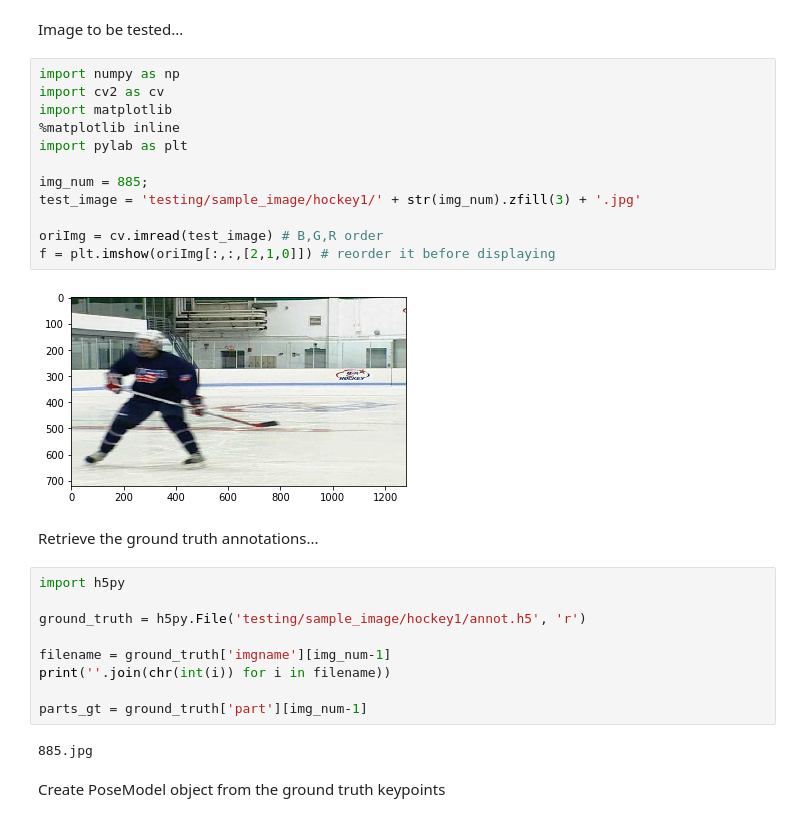
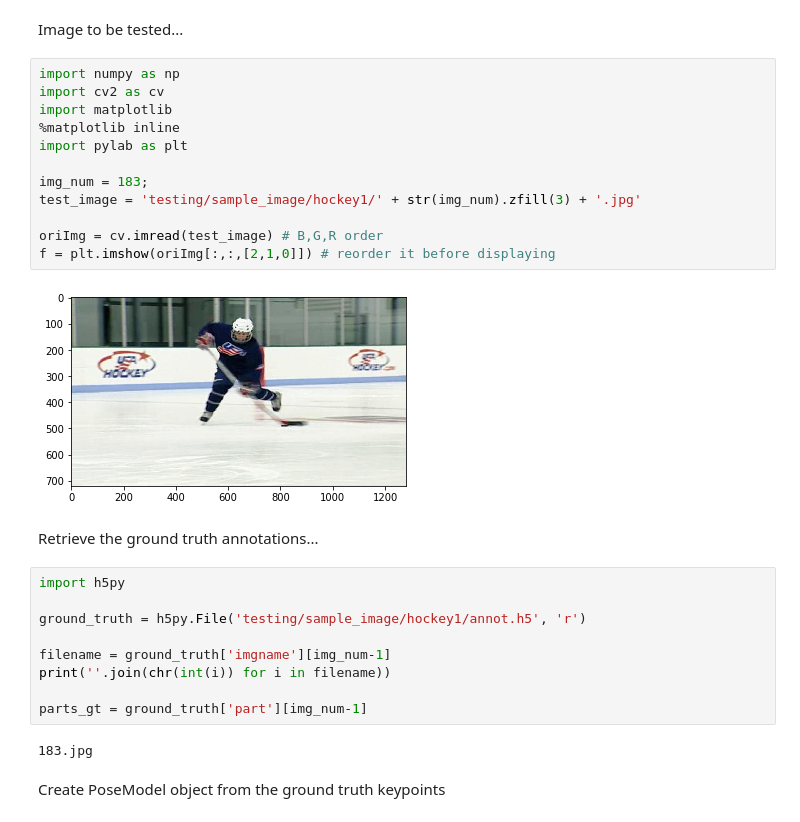
Before and after one commit to SS-JIA/Realtime_Multi-Person_Pose_Estimation, a Jupyter notebook: PCKh.ipynb, the cells around one changed output. Cells and saved outputs as stored; diff of their text form.

```diff
--- a/PCKh.ipynb
+++ b/PCKh.ipynb
@@ -3,17 +3,17 @@ Image to be tested...
 # %%
 import numpy as np
 import cv2 as cv
 import matplotlib
 %matplotlib inline
 import pylab as plt
 
-img_num = 885;
+img_num = 183;
 test_image = 'testing/sample_image/hockey1/' + str(img_num).zfill(3) + '.jpg'
 
 oriImg = cv.imread(test_image) # B,G,R order
 f = plt.imshow(oriImg[:,:,[2,1,0]]) # reorder it before displaying
 # %% [output]
-[figure, old version]
+[figure, new version]
 # %% [markdown]
 Retrieve the ground truth annotations...
 # %%
@@ -26,7 +26,7 @@ print(''.join(chr(int(i)) for i in filename))
 
 parts_gt = ground_truth['part'][img_num-1]
 # %% [output]
-885.jpg
+183.jpg
 # %% [markdown]
 Create PoseModel object from the ground truth keypoints
 # %%
```
Also changed, not shown: parts of 4 cells of this notebook, 1 other file.
